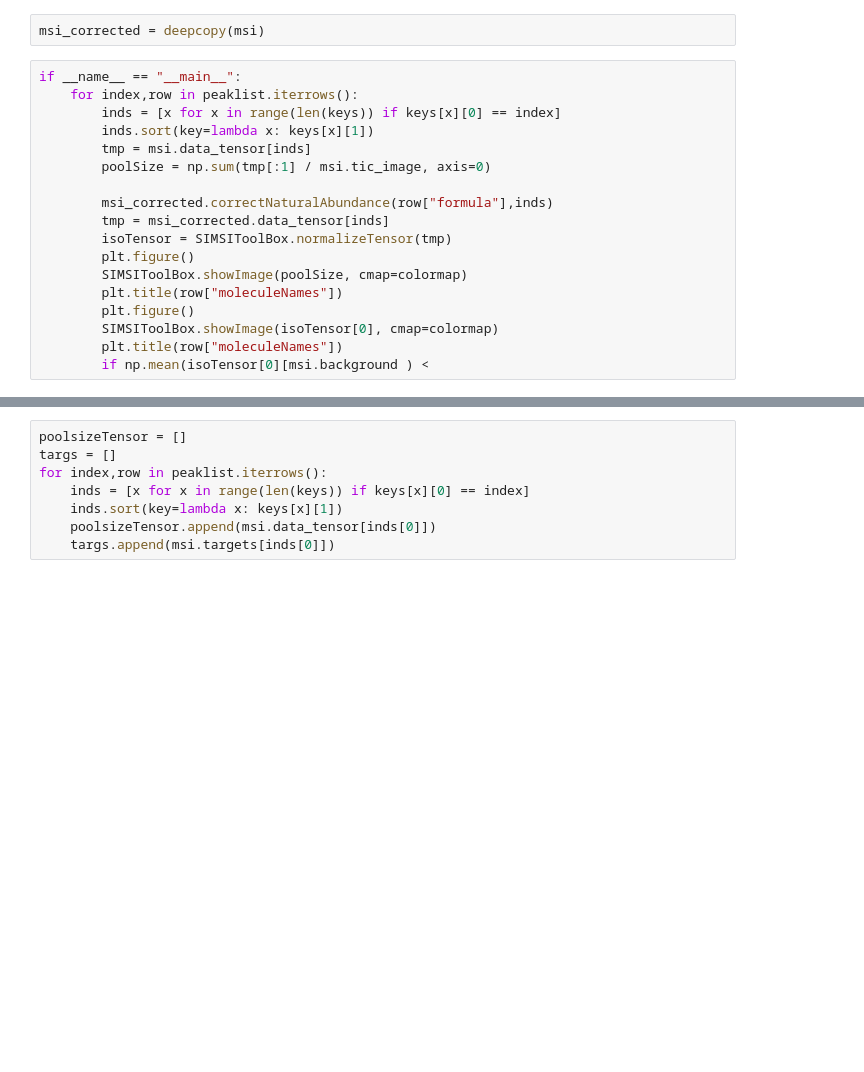
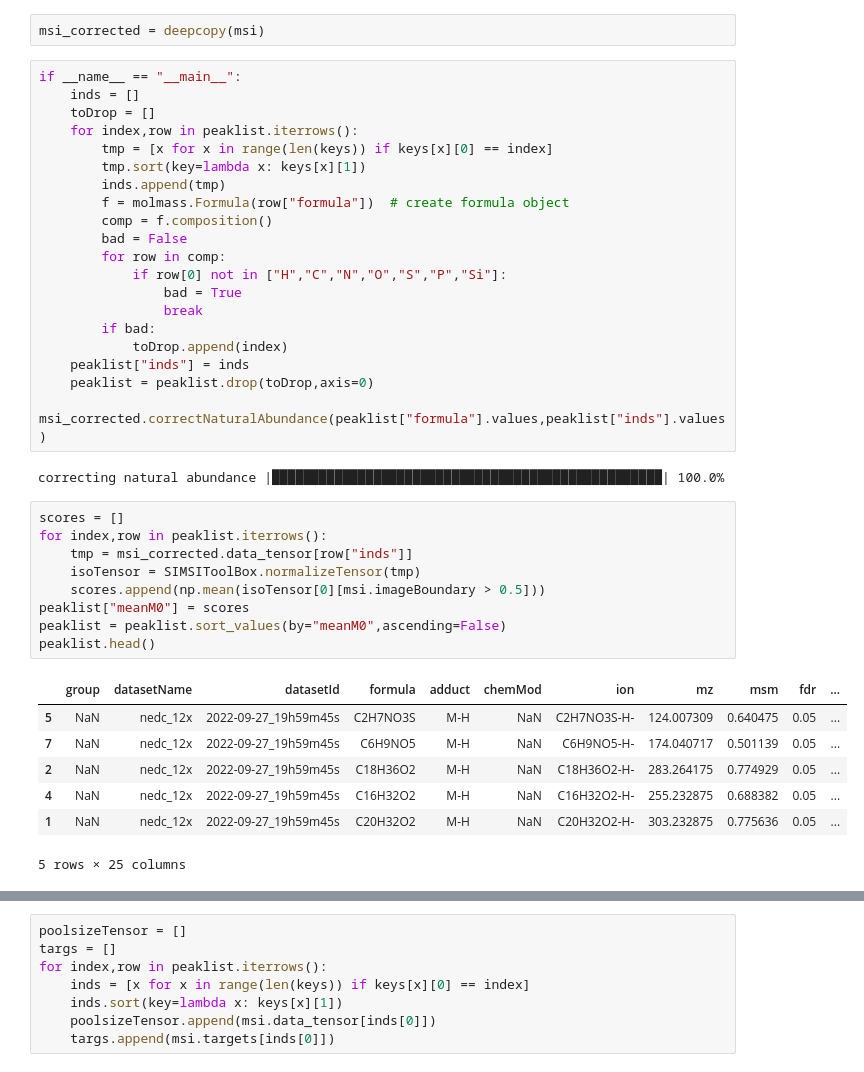
Before and after one commit to e-stan/imaging, a Jupyter notebook: notebooks/maldi_data_exploration.ipynb, the cells around one changed output, grey strips where cells are left out. Drawn from its saved outputs; the diff is of its cells as text; blank space fills up the shorter version.

```diff
--- a/notebooks/maldi_data_exploration.ipynb
+++ b/notebooks/maldi_data_exploration.ipynb
@@ -67,19 +100,40 @@ if __name__ == "__main__":
 msi_corrected = deepcopy(msi)
 # %%
 if __name__ == "__main__":
+    inds = []
+    toDrop = []
     for index,row in peaklist.iterrows():
-        inds = [x for x in range(len(keys)) if keys[x][0] == index]
-        inds.sort(key=lambda x: keys[x][1])
-        tmp = msi.data_tensor[inds]
-        poolSize = np.sum(tmp[:1] / msi.tic_image, axis=0)
-
-        msi_corrected.correctNaturalAbundance(row["formula"],inds)
-        tmp = msi_corrected.data_tensor[inds]
-        isoTensor = SIMSIToolBox.normalizeTensor(tmp)
-        plt.figure()
-        SIMSIToolBox.showImage(poolSize, cmap=colormap)
-        plt.title(row["moleculeNames"])
-        plt.figure()
-        SIMSIToolBox.showImage(isoTensor[0], cmap=colormap)
-        plt.title(row["moleculeNames"])
-        if np.mean(isoTensor[0][msi.background ) <
+        tmp = [x for x in range(len(keys)) if keys[x][0] == index]
+        tmp.sort(key=lambda x: keys[x][1])
+        inds.append(tmp)
+        f = molmass.Formula(row["formula"])  # create formula object
+        comp = f.composition()
+        bad = False
+        for row in comp:
+            if row[0] not in ["H","C","N","O","S","P","Si"]:
+                bad = True
+                break
+        if bad:
+            toDrop.append(index)
+    peaklist["inds"] = inds
+    peaklist = peaklist.drop(toDrop,axis=0)
+    msi_corrected.correctNaturalAbundance(peaklist["formula"].values,peaklist["inds"].values)
+# %% [output]
+correcting natural abundance |██████████████████████████████████████████████████| 100.0%
+# %%
+scores = []
+for index,row in peaklist.iterrows():
+    tmp = msi_corrected.data_tensor[row["inds"]]
+    isoTensor = SIMSIToolBox.normalizeTensor(tmp)
+    scores.append(np.mean(isoTensor[0][msi.imageBoundary > 0.5]))
+peaklist["meanM0"] = scores
+peaklist = peaklist.sort_values(by="meanM0",ascending=False)
+peaklist.head()
+# %% [output]
+|  | group | datasetName | datasetId | formula | adduct | chemMod | ion | mz | msm | fdr | ... |
+| 5 | NaN | nedc_12x | 2022-09-27_19h59m45s | C2H7NO3S | M-H | NaN | C2H7NO3S-H- | 124.007309 | 0.640475 | 0.05 | ... |
+| 7 | NaN | nedc_12x | 2022-09-27_19h59m45s | C6H9NO5 | M-H | NaN | C6H9NO5-H- | 174.040717 | 0.501139 | 0.05 | ... |
+| 2 | NaN | nedc_12x | 2022-09-27_19h59m45s | C18H36O2 | M-H | NaN | C18H36O2-H- | 283.264175 | 0.774929 | 0.05 | ... |
+| 4 | NaN | nedc_12x | 2022-09-27_19h59m45s | C16H32O2 | M-H | NaN | C16H32O2-H- | 255.232875 | 0.688382 | 0.05 | ... |
+| 1 | NaN | nedc_12x | 2022-09-27_19h59m45s | C20H32O2 | M-H | NaN | C20H32O2-H- | 303.232875 | 0.775636 | 0.05 | ... |
+5 rows × 25 columns
```
Also changed, not shown: parts of 16 cells of this notebook, 2 other files.
